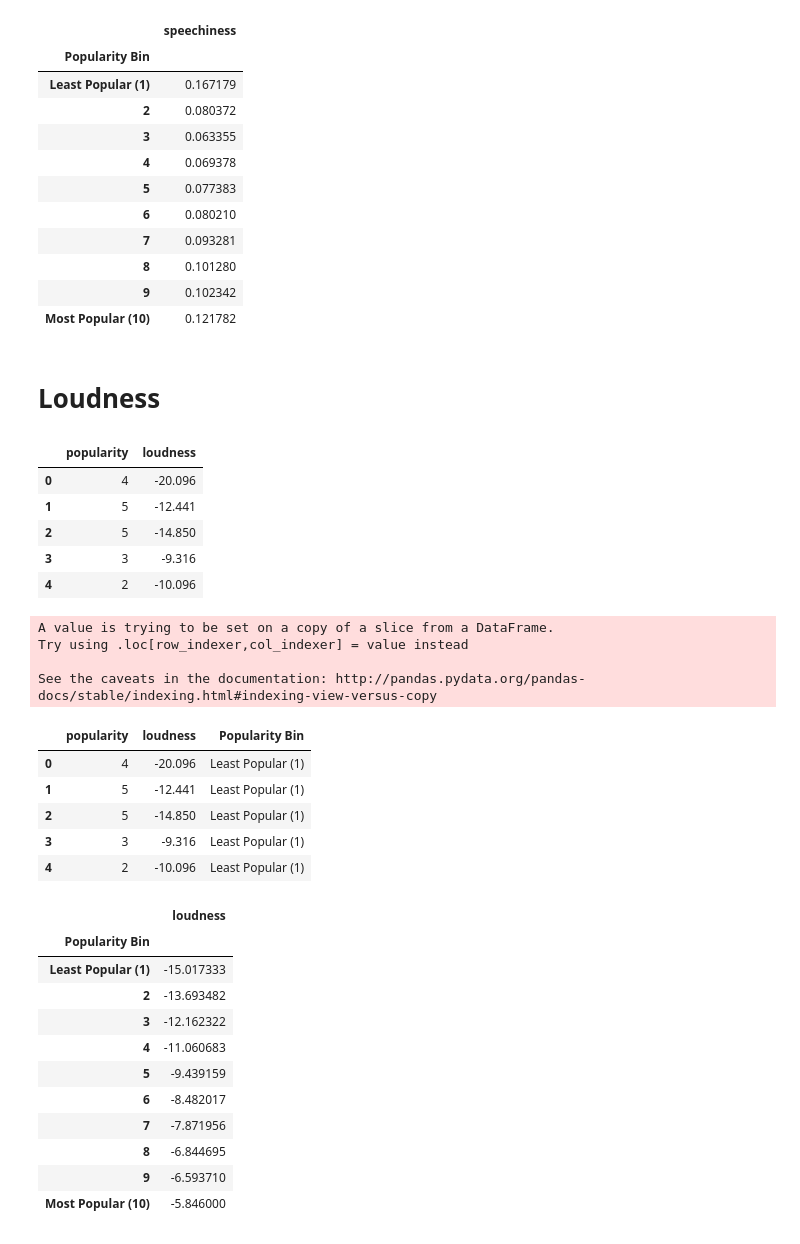
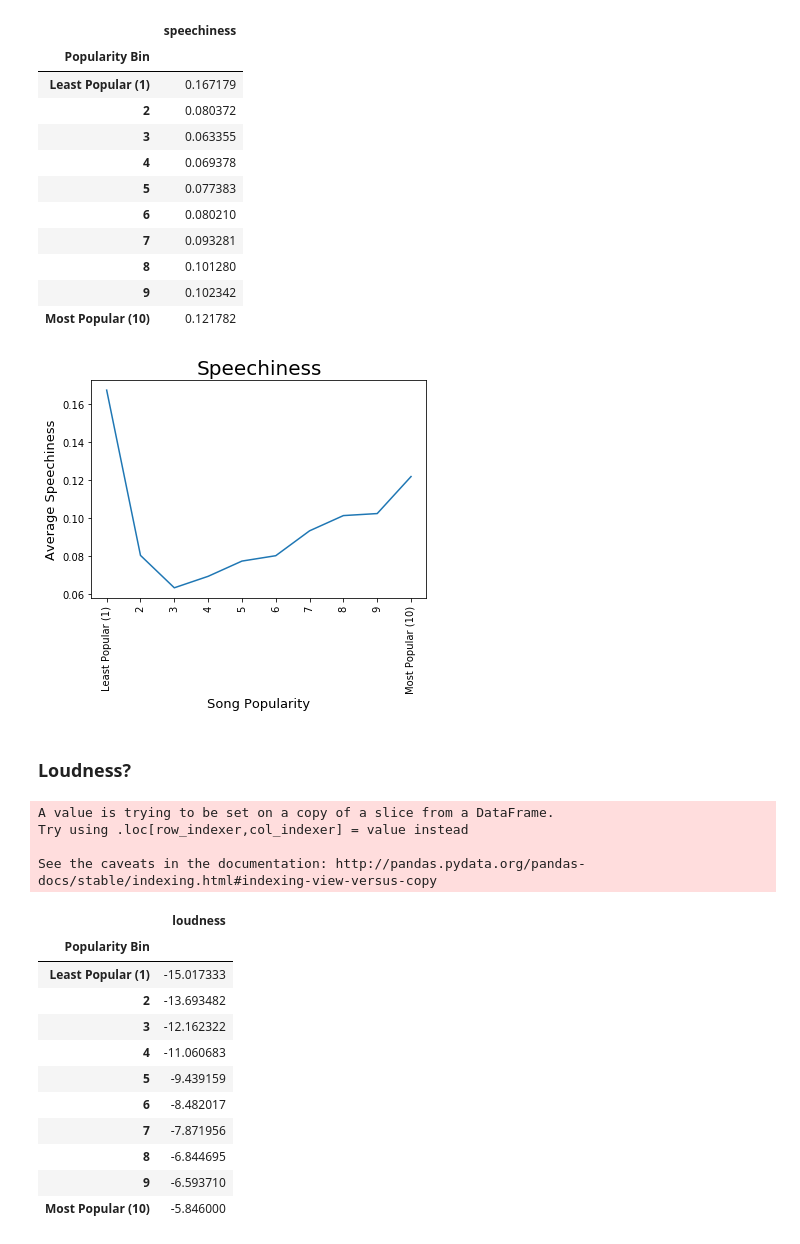
Before and after one commit to Lee88jl/Project-gt-1, a Jupyter notebook: Misko/Spotify Songs Analysis.ipynb, the cells around one changed output. Drawn from its saved outputs; the diff is of its cells as text; code cells hidden in the pictures.

```diff
--- a/Misko/Spotify Songs Analysis.ipynb
+++ b/Misko/Spotify Songs Analysis.ipynb
@@ -104,32 +110,27 @@ speechiness_means
 | 8 | 0.101280 |
 | 9 | 0.102342 |
 | Most Popular (10) | 0.121782 |
+# %%
+# Create a line graph of the DataFrame.
+plt.plot(labels, speechiness_means)
+plt.xlabel("Song Popularity", fontdict={"fontsize": 13})
+plt.xticks(rotation = "vertical")
+plt.ylabel("Average Speechiness", fontdict={"fontsize": 13})
+plt.title("Speechiness", fontdict={"fontsize": 20})
+plt.show()
+# %% [output]
+[figure, added]
 # %% [markdown]
-# Loudness
+### Loudness?
 # %%
 # Create a DataFrame with only the "popularity" and "loudness" columns.
 loudness_df = spotify_data[["popularity", "loudness"]]
-loudness_df.head()
-# %% [output]
-|  | popularity | loudness |
-| 0 | 4 | -20.096 |
-| 1 | 5 | -12.441 |
-| 2 | 5 | -14.850 |
-| 3 | 3 | -9.316 |
-| 4 | 2 | -10.096 |
 # %%
-# Use "pd.cut" to categorize popularity based on the bins.
+# Categorize the popularity of each song based on the popularity bins.
 loudness_df["Popularity Bin"] = pd.cut(loudness_df["popularity"], popularity_bins, labels=labels, include_lowest=True)
-loudness_df.head()
 # %% [output]
 A value is trying to be set on a copy of a slice from a DataFrame.
 Try using .loc[row_indexer,col_indexer] = value instead
 
 See the caveats in the documentation: http://pandas.pydata.org/pandas-docs/stable/indexing.html#indexing-view-versus-copy
-|  | popularity | loudness | Popularity Bin |
-| 0 | 4 | -20.096 | Least Popular (1) |
-| 1 | 5 | -12.441 | Least Popular (1) |
-| 2 | 5 | -14.850 | Least Popular (1) |
-| 3 | 3 | -9.316 | Least Popular (1) |
-| 4 | 2 | -10.096 | Least Popular (1) |
 # %%
```
Also changed, not shown: parts of 40 cells of this notebook, 1 other file.
